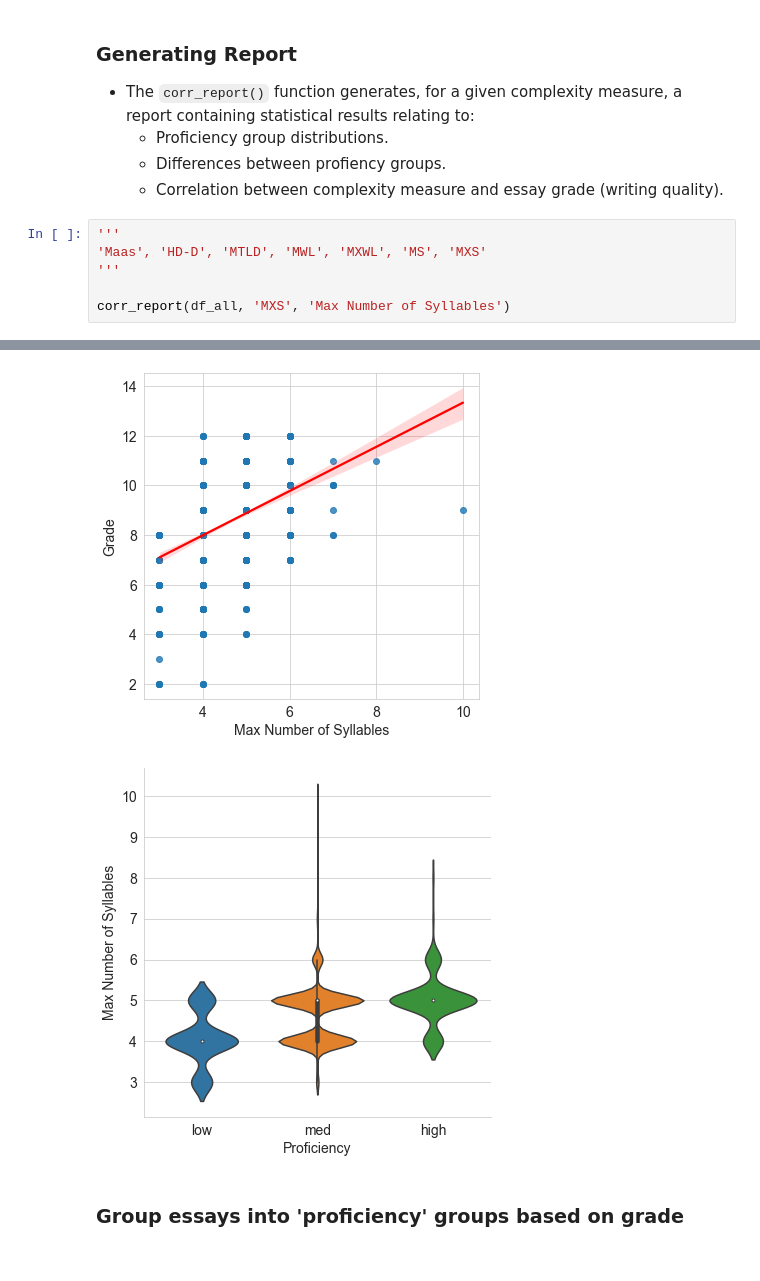
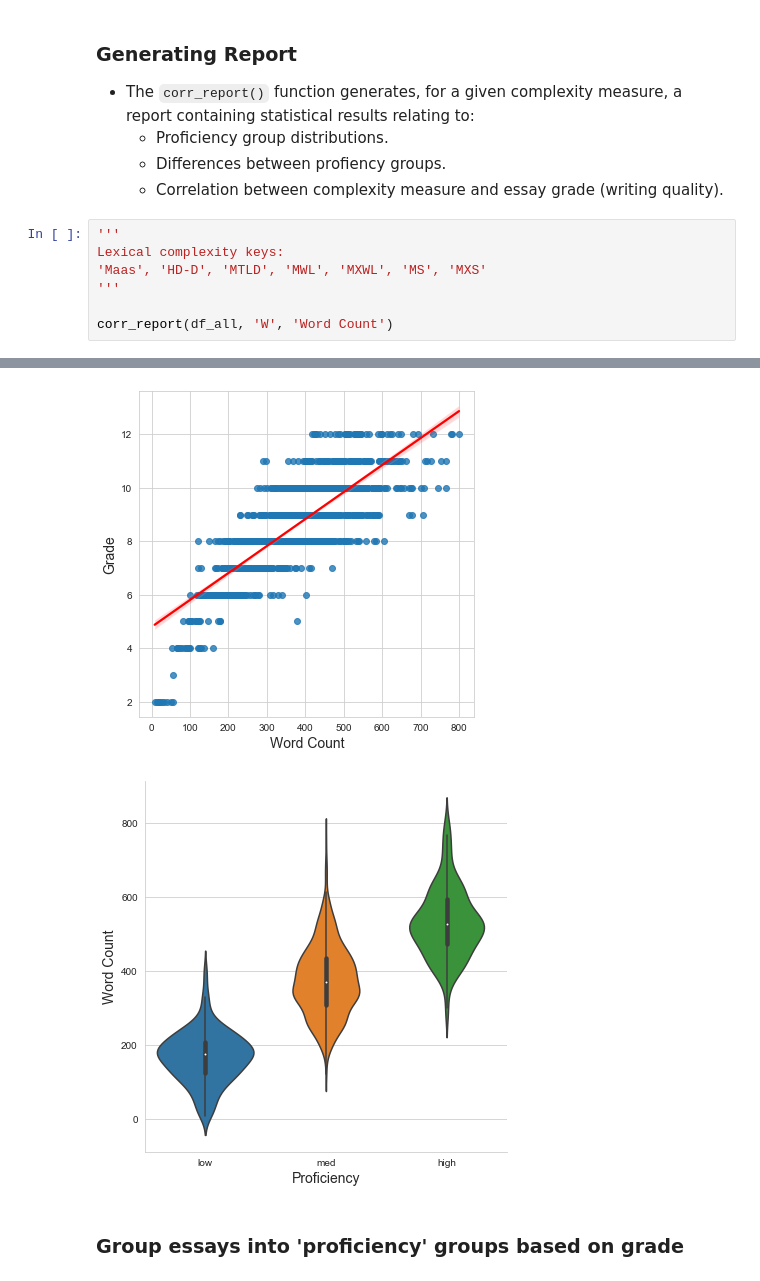
Before and after one commit to OisinNolan/Writing-Quality-Prediction, a Jupyter notebook: Evaluation.ipynb, the cells around one changed output, grey strips where cells are left out. Drawn from its saved outputs; the diff is of its cells as text.

```diff
--- a/Evaluation.ipynb
+++ b/Evaluation.ipynb
@@ -94,8 +94,9 @@ df_lex = df_all
     - Correlation between complexity measure and essay grade (writing quality).
 # %%
 '''
+Lexical complexity keys:
 'Maas', 'HD-D', 'MTLD', 'MWL', 'MXWL', 'MS', 'MXS'
 '''
 
-corr_report(df_all, 'MXS', 'Max Number of Syllables')
+corr_report(df_all, 'W', 'Word Count')
 # %% [output]
@@ -119,5 +120,5 @@ ANOVA p-value: 1.9239201172216035e-40
-[figure, old version]
+[figure, new version]
-[figure, old version]
+[figure, new version]
 # %% [markdown]
 ### Group essays into 'proficiency' groups based on grade
 # %%
```
Also changed, not shown: parts of 2 cells of this notebook.
